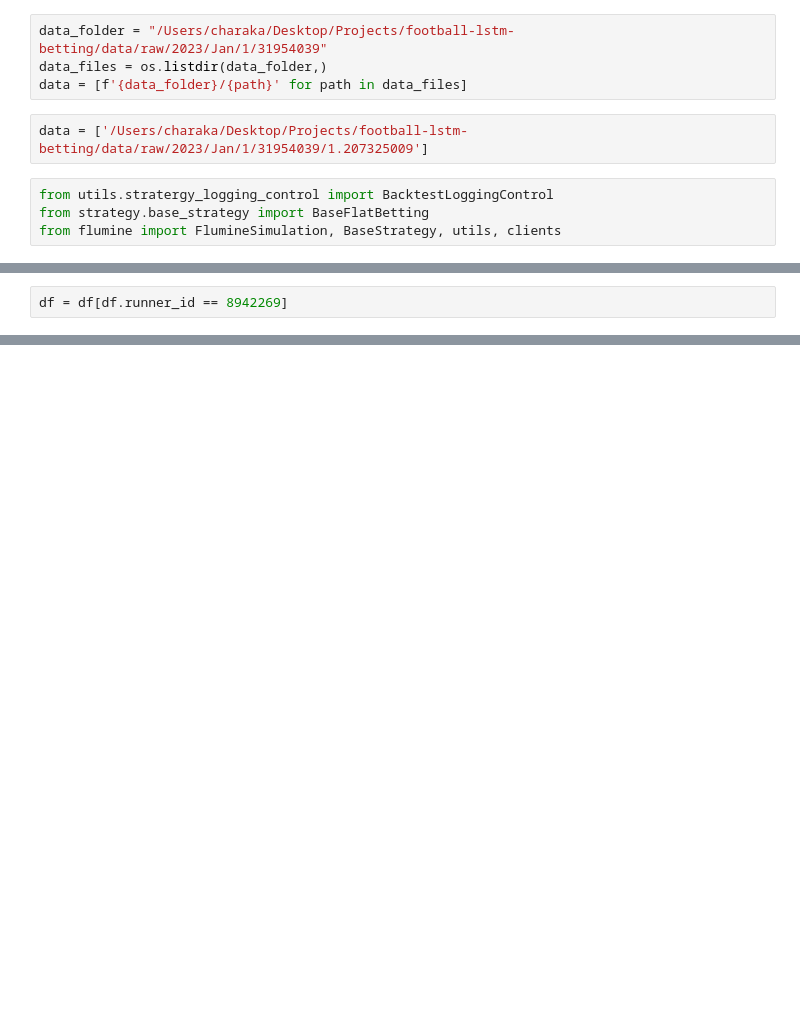
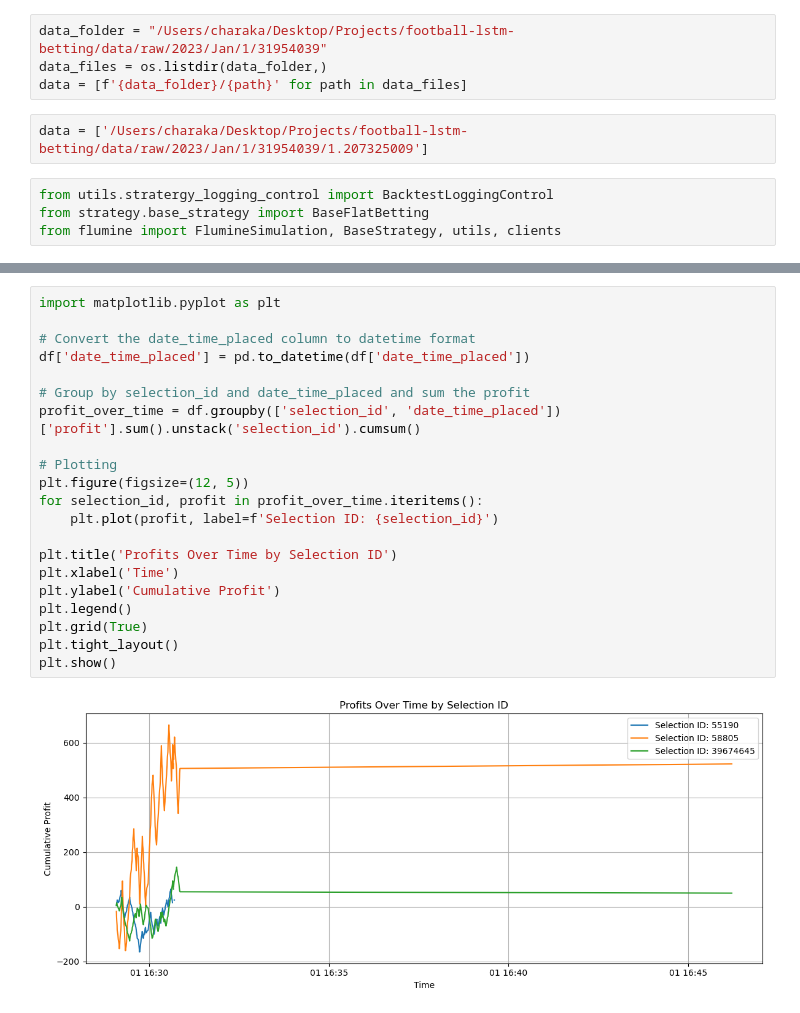
Before and after one commit to cabeywic/football-lstm-betting, a Jupyter notebook: notebooks/backtesting.ipynb, the cells around one changed output, grey strips where cells are left out. Cells and saved outputs as stored; diff of their text form; blank space fills up the shorter version.

```diff
--- a/notebooks/backtesting.ipynb
+++ b/notebooks/backtesting.ipynb
@@ -144,2 +98,0 @@ Name: runner_id, dtype: int64
-# %%
-df = df[df.runner_id == 8942269]
@@ -287,0 +99,23 @@ plt.show()
+# %%
+import matplotlib.pyplot as plt
+
+# Convert the date_time_placed column to datetime format
+df['date_time_placed'] = pd.to_datetime(df['date_time_placed'])
+
+# Group by selection_id and date_time_placed and sum the profit
+profit_over_time = df.groupby(['selection_id', 'date_time_placed'])['profit'].sum().unstack('selection_id').cumsum()
+
+# Plotting
+plt.figure(figsize=(12, 5))
+for selection_id, profit in profit_over_time.iteritems():
+    plt.plot(profit, label=f'Selection ID: {selection_id}')
+
+plt.title('Profits Over Time by Selection ID')
+plt.xlabel('Time')
+plt.ylabel('Cumulative Profit')
+plt.legend()
+plt.grid(True)
+plt.tight_layout()
+plt.show()
+# %% [output]
+[figure, added]
```
Also changed, not shown: parts of 17 cells of this notebook.
